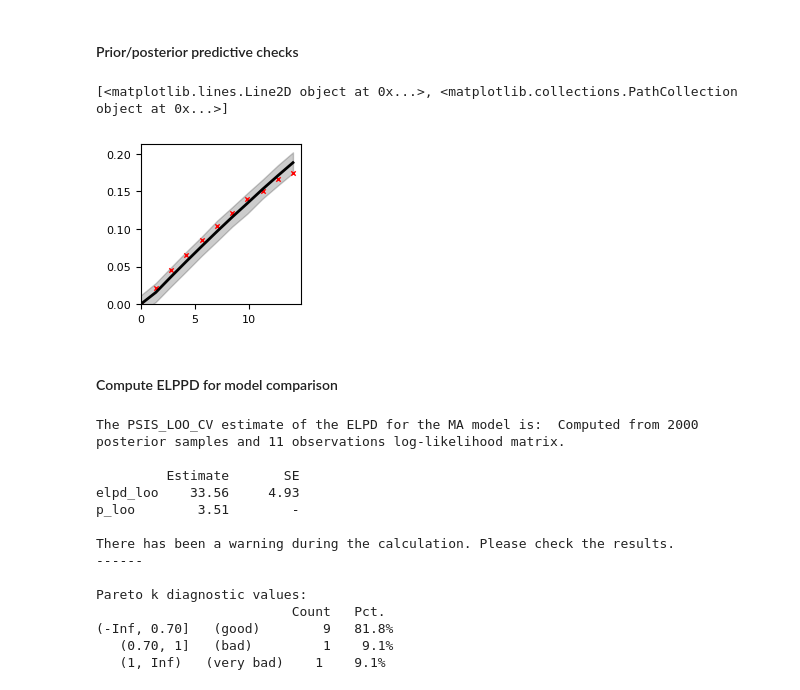
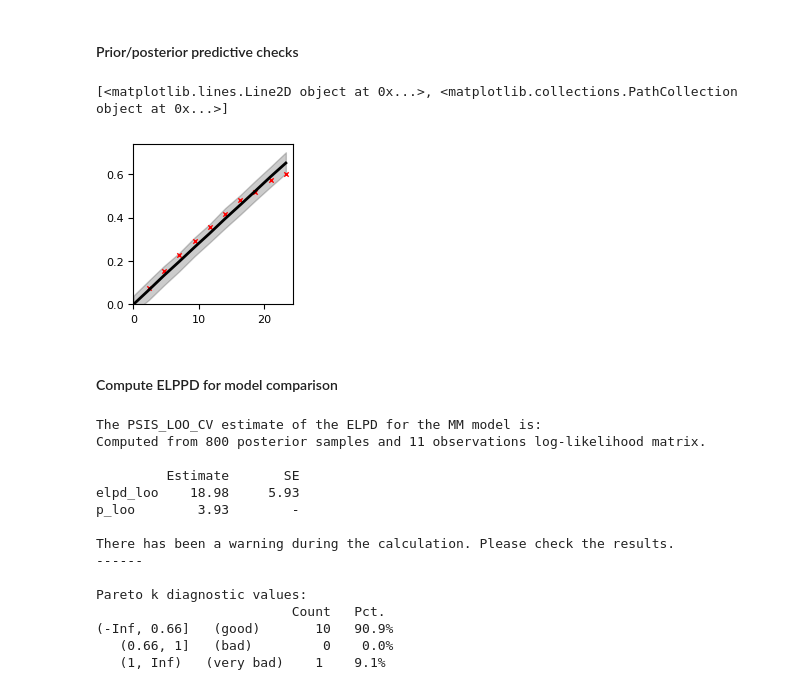
Before and after one commit to annette-thompson/bayesian-kinetic-model, a Jupyter notebook: Linden 2025 Simplified/analyze_inference_pyruvate_kinase.ipynb, the cells around one changed output. Drawn from its saved outputs; the diff is of its cells as text; code cells hidden in the pictures.

```diff
--- a/Linden 2025 Simplified/analyze_inference_pyruvate_kinase.ipynb
+++ b/Linden 2025 Simplified/analyze_inference_pyruvate_kinase.ipynb
@@ -24,7 +24,8 @@ from utils import *
 jax.config.update('jax_enable_x64', True)
 jax.config.update('jax_platform_name', 'cpu')
 
-save_path = './results/MA/'
+model_name = "MM"
+save_path = f'./{model_name}_Results/'
 # %% [markdown]
 #### Load data + results
 # %%
@@ -47,10 +48,11 @@ interp_df = pd.DataFrame({'time': new_times, 'conc (mM)': new_data})
 interp_df.to_csv('./data/Duggleby_Clarke_1991_Fig2_interp.csv', index=False)
 # %%
 # load inferences
-inf_data_MA_no_pred = az.from_netcdf(save_path + 'MA_mcmc_samples_pm.nc')
-if 'prediction' in inf_data_MA_no_pred.posterior:
-    del inf_data_MA_no_pred.posterior['prediction']
-inf_data_MA = az.from_netcdf(save_path + 'MA_mcmc_samples_pm.nc')
+inf_data_no_pred = az.from_netcdf(save_path + f'{model_name}_mcmc_samples_pm.nc')
+if 'prediction' in inf_data_no_pred.posterior:
+    del inf_data_no_pred.posterior['prediction']
+
+inf_data = az.from_netcdf(save_path + f'{model_name}_mcmc_samples_pm.nc')
 # %% [markdown]
 ## Plots
 1. Traces and marginals
@@ -107,30 +118,31 @@ plt.savefig(save_path + 'MA_hist.pdf', transparent=True, bbox_inches='tight')
 # %%
 f_size = (1.6, 1.6)
 
-fig_MA, ax_MA, leg_MA = plot_predictive(inf_data_MA, data, times, plot_prior=False, n_traces=0,
+fig, ax, leg = plot_predictive(inf_data, data, times, plot_prior=False, n_traces=0,
                           figsize=f_size, cred_int=99)
-export_legend(leg_MA, save_path + 'MA_predictive_legend.pdf')
-leg_MA.remove()
-fig_MA.savefig(save_path + 'MA_predictive.pdf', transparent=True, bbox_inches='tight')
+export_legend(leg, save_path + f'{model_name}_predictive_legend.pdf')
+leg.remove()
+fig.savefig(save_path + f'{model_name}_predictive.pdf', transparent=True, bbox_inches='tight')
 # %% [output]
 [<matplotlib.lines.Line2D object at 0x...>, <matplotlib.collections.PathCollection object at 0x...>]
-[figure, old version]
+[figure, new version]
 # %% [markdown]
 #### Compute ELPPD for model comparison
 # %%
-print("The PSIS_LOO_CV estimate of the ELPD for the MA model is: ", az.loo(inf_data_MA))
+print(f"The PSIS_LOO_CV estimate of the ELPD for the {model_name} model is:\n{az.loo(inf_data)}")
 # %% [output]
-The PSIS_LOO_CV estimate of the ELPD for the MA model is:  Computed from 2000 posterior samples and 11 observations log-likelihood matrix.
+The PSIS_LOO_CV estimate of the ELPD for the MM model is:
+Computed from 800 posterior samples and 11 observations log-likelihood matrix.
 
          Estimate       SE
-elpd_loo    33.56     4.93
-p_loo        3.51        -
+elpd_loo    18.98     5.93
+p_loo        3.93        -
 
 There has been a warning during the calculation. Please check the results.
 ------
 
 Pareto k diagnostic values:
                          Count   Pct.
-(-Inf, 0.70]   (good)        9   81.8%
-   (0.70, 1]   (bad)         1    9.1%
+(-Inf, 0.66]   (good)       10   90.9%
+   (0.66, 1]   (bad)         0    0.0%
    (1, Inf)   (very bad)    1    9.1%
```
Also changed, not shown: parts of 9 cells of this notebook, 27 other files.
